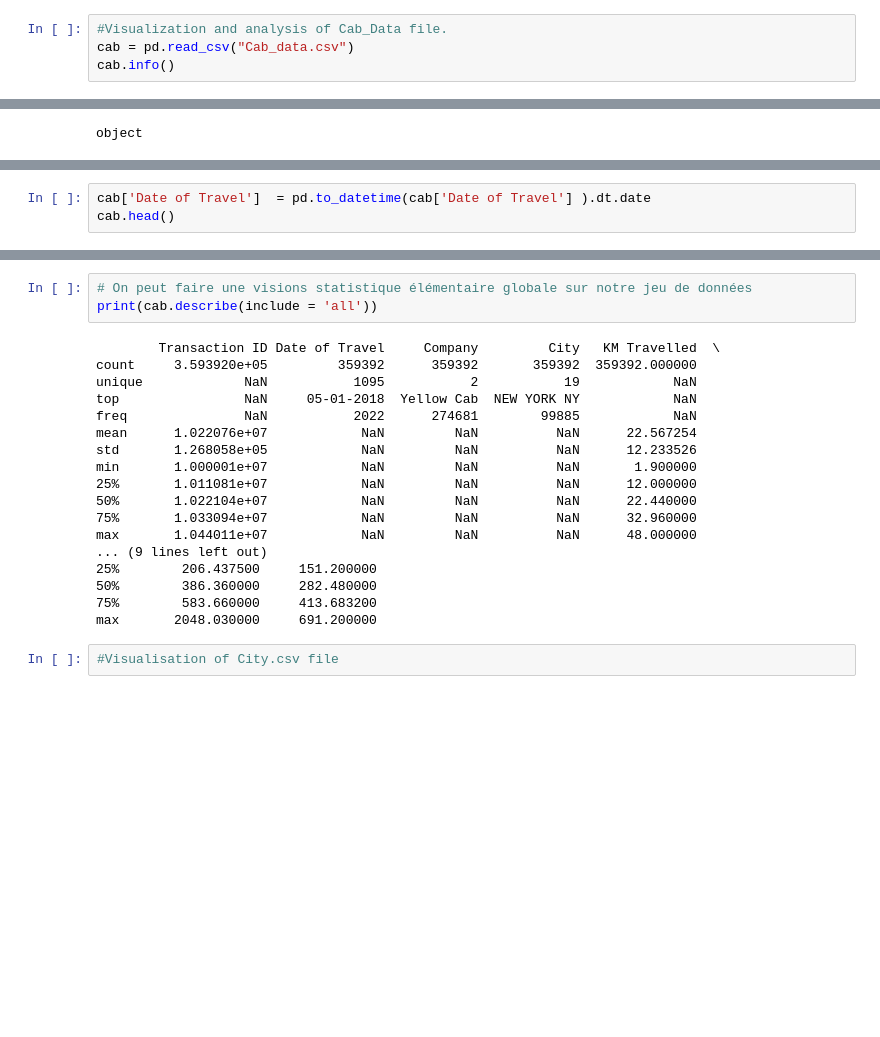
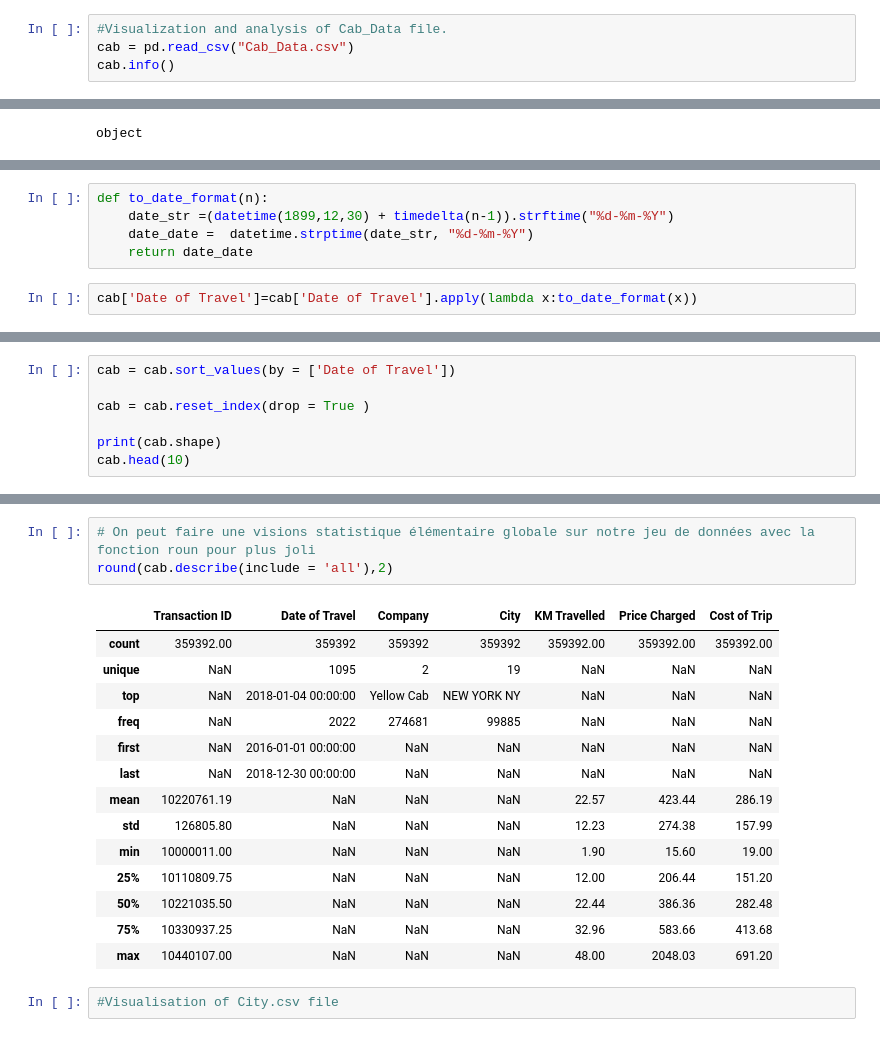
Before and after one commit to elvissounna/Projet_IA, a Jupyter notebook: week_2.ipynb, the cells around one changed output, grey strips where cells are left out. Cells and saved outputs as stored; diff of their text form; blank space fills up the shorter version.

```diff
--- a/week_2.ipynb
+++ b/week_2.ipynb
@@ -14,7 +14,7 @@ import matplotlib.pyplot as plt
 os.chdir("/content/drive/MyDrive/DataSets/DataSets")
 # %%
 #Visualization and analysis of Cab_Data file.
-cab = pd.read_csv("Cab_data.csv")
+cab = pd.read_csv("Cab_Data.csv")
 cab.info()
 # %% [output]
 <class 'pandas.core.frame.DataFrame'>
@@ -90,3 +76,7 @@ Name: Date of Travel, Length: 359392, dtype: object
+# %%
+def to_date_format(n):
+    date_str =(datetime(1899,12,30) + timedelta(n-1)).strftime("%d-%m-%Y")
+    date_date =  datetime.strptime(date_str, "%d-%m-%Y")
+    return date_date
 # %%
-cab['Date of Travel']  = pd.to_datetime(cab['Date of Travel'] ).dt.date
-cab.head()
+cab['Date of Travel']=cab['Date of Travel'].apply(lambda x:to_date_format(x))
@@ -99,0 +94,7 @@ cab.head()
+# %%
+cab = cab.sort_values(by = ['Date of Travel'])
+
+cab = cab.reset_index(drop = True )
+
+print(cab.shape)
+cab.head(10)
@@ -100,24 +114,21 @@ cab.head()
 # %%
-# On peut faire une visions statistique élémentaire globale sur notre jeu de données
-print(cab.describe(include = 'all'))
+# On peut faire une visions statistique élémentaire globale sur notre jeu de données avec la fonction roun pour plus joli
+round(cab.describe(include = 'all'),2)
 # %% [output]
-        Transaction ID Date of Travel     Company         City   KM Travelled  \
-count     3.593920e+05         359392      359392       359392  359392.000000
-unique             NaN           1095           2           19            NaN
-top                NaN     05-01-2018  Yellow Cab  NEW YORK NY            NaN
-freq               NaN           2022      274681        99885            NaN
-mean      1.022076e+07            NaN         NaN          NaN      22.567254
-std       1.268058e+05            NaN         NaN          NaN      12.233526
-min       1.000001e+07            NaN         NaN          NaN       1.900000
-25%       1.011081e+07            NaN         NaN          NaN      12.000000
-50%       1.022104e+07            NaN         NaN          NaN      22.440000
-75%       1.033094e+07            NaN         NaN          NaN      32.960000
-max       1.044011e+07            NaN         NaN          NaN      48.000000
-... (9 lines left out)
-25%        206.437500     151.200000
-50%        386.360000     282.480000
-75%        583.660000     413.683200
-max       2048.030000     691.200000
+|  | Transaction ID | Date of Travel | Company | City | KM Travelled | Price Charged | Cost of Trip |
+| count | 359392.00 | 359392 | 359392 | 359392 | 359392.00 | 359392.00 | 359392.00 |
+| unique | NaN | 1095 | 2 | 19 | NaN | NaN | NaN |
+| top | NaN | 2018-01-04 00:00:00 | Yellow Cab | NEW YORK NY | NaN | NaN | NaN |
+| freq | NaN | 2022 | 274681 | 99885 | NaN | NaN | NaN |
+| first | NaN | 2016-01-01 00:00:00 | NaN | NaN | NaN | NaN | NaN |
+| last | NaN | 2018-12-30 00:00:00 | NaN | NaN | NaN | NaN | NaN |
+| mean | 10220761.19 | NaN | NaN | NaN | 22.57 | 423.44 | 286.19 |
+| std | 126805.80 | NaN | NaN | NaN | 12.23 | 274.38 | 157.99 |
+| min | 10000011.00 | NaN | NaN | NaN | 1.90 | 15.60 | 19.00 |
+| 25% | 10110809.75 | NaN | NaN | NaN | 12.00 | 206.44 | 151.20 |
+| 50% | 10221035.50 | NaN | NaN | NaN | 22.44 | 386.36 | 282.48 |
+| 75% | 10330937.25 | NaN | NaN | NaN | 32.96 | 583.66 | 413.68 |
+| max | 10440107.00 | NaN | NaN | NaN | 48.00 | 2048.03 | 691.20 |
 # %%
 #Visualisation of City.csv file
 # %%
```
Also changed, not shown: parts of 13 cells of this notebook.
